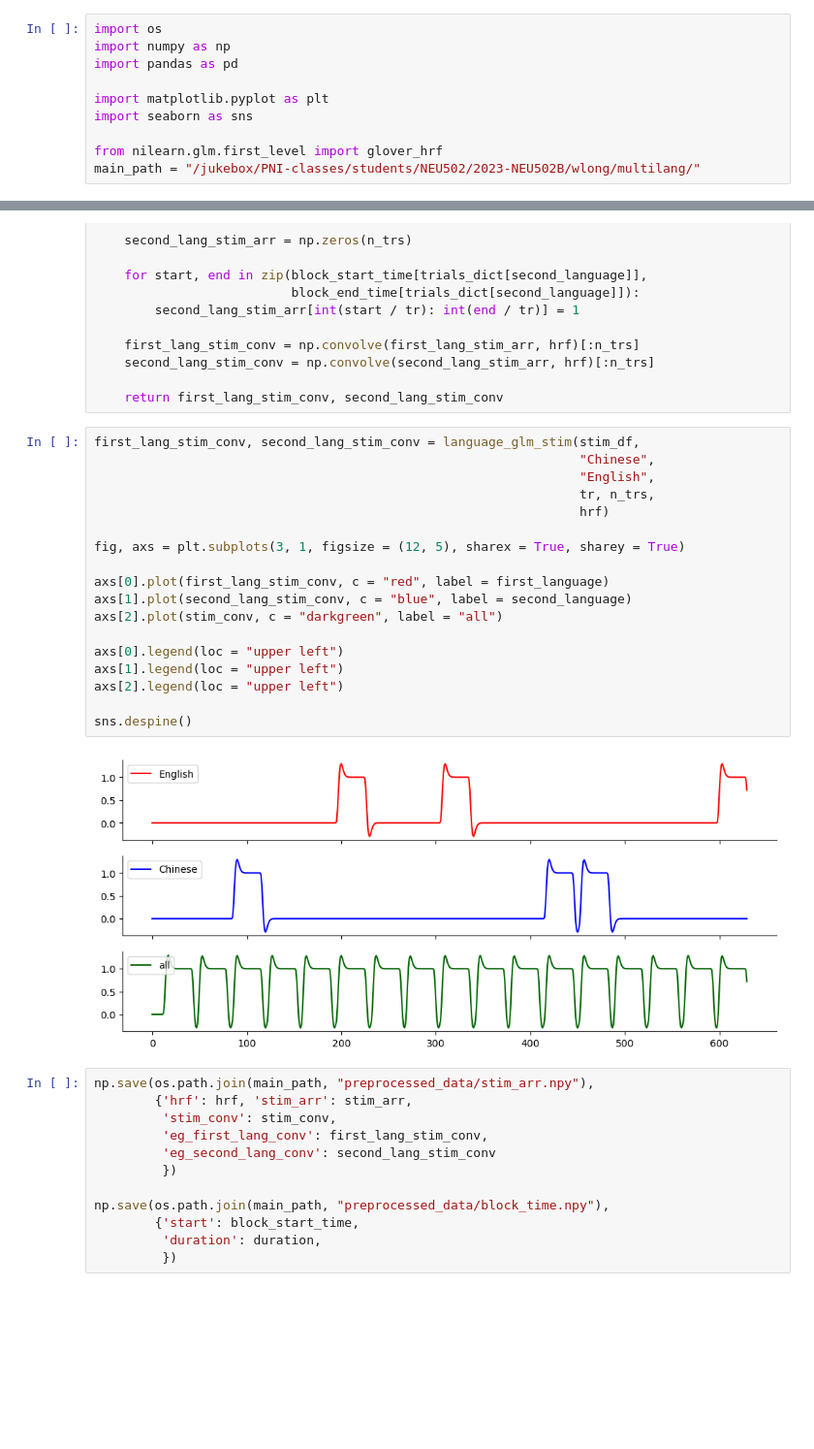
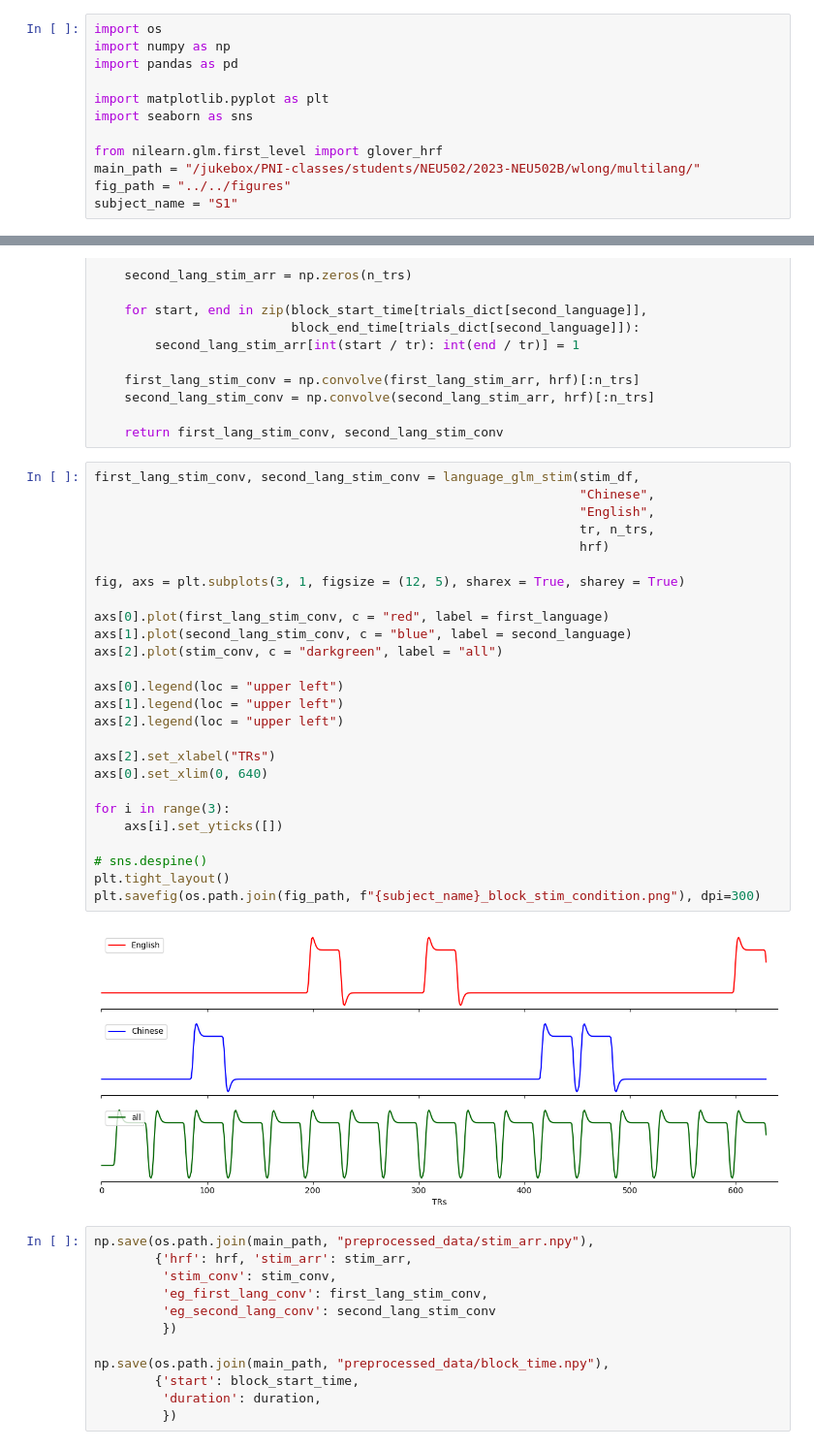
Before and after one commit to thejuc/multilang, a Jupyter notebook: code/analysis/stim_notebook.ipynb, the cells around one changed output, grey strips where cells are left out. Shown at 97% size. Saved outputs shown, nothing was run; the diff lists cells and outputs as text; blank space fills up the shorter version.

```diff
--- a/code/analysis/stim_notebook.ipynb
+++ b/code/analysis/stim_notebook.ipynb
@@ -8,6 +8,8 @@ import seaborn as sns
 
 from nilearn.glm.first_level import glover_hrf
 main_path = "/jukebox/PNI-classes/students/NEU502/2023-NEU502B/wlong/multilang/"
+fig_path = "../../figures"
+subject_name = "S1"
 # %%
 tr = 1.5
 n_trs = 630
@@ -121,23 +141,31 @@ def language_glm_stim(stim_df, first_language, second_language, tr, n_trs, hrf):
 # %%
 first_lang_stim_conv, second_lang_stim_conv = language_glm_stim(stim_df,
                                                                 "Chinese",
                                                                 "English",
                                                                 tr, n_trs,
                                                                 hrf)
 
 fig, axs = plt.subplots(3, 1, figsize = (12, 5), sharex = True, sharey = True)
 
 axs[0].plot(first_lang_stim_conv, c = "red", label = first_language)
 axs[1].plot(second_lang_stim_conv, c = "blue", label = second_language)
 axs[2].plot(stim_conv, c = "darkgreen", label = "all")
 
 axs[0].legend(loc = "upper left")
 axs[1].legend(loc = "upper left")
 axs[2].legend(loc = "upper left")
 
-sns.despine()
+axs[2].set_xlabel("TRs")
+axs[0].set_xlim(0, 640)
+
+for i in range(3):
+    axs[i].set_yticks([])
+
+# sns.despine()
+plt.tight_layout()
+plt.savefig(os.path.join(fig_path, f"{subject_name}_block_stim_condition.png"), dpi=300)
 # %% [output]
-[figure, old version]
+[figure, new version]
 # %%
 np.save(os.path.join(main_path, "preprocessed_data/stim_arr.npy"),
         {'hrf': hrf, 'stim_arr': stim_arr,
```
Also changed, not shown: parts of 1 cell of this notebook, 3 other files.
